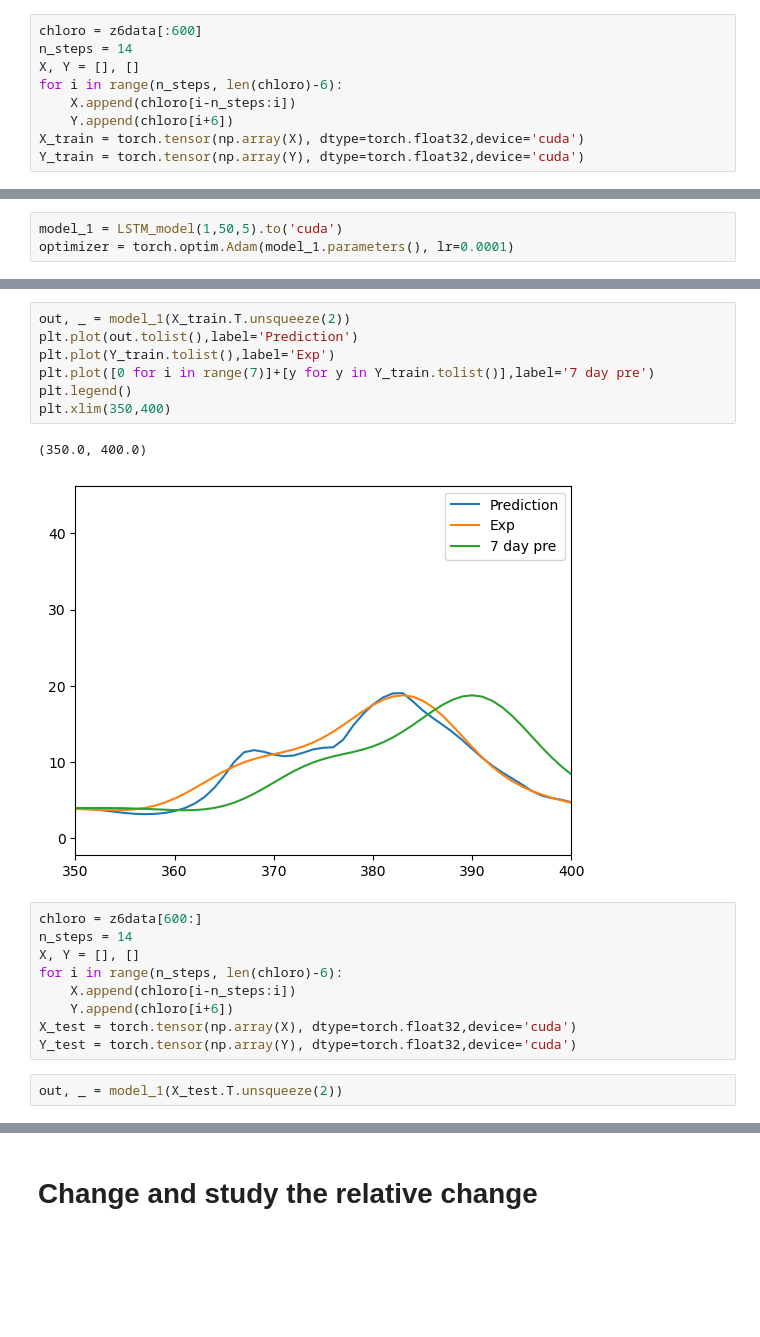
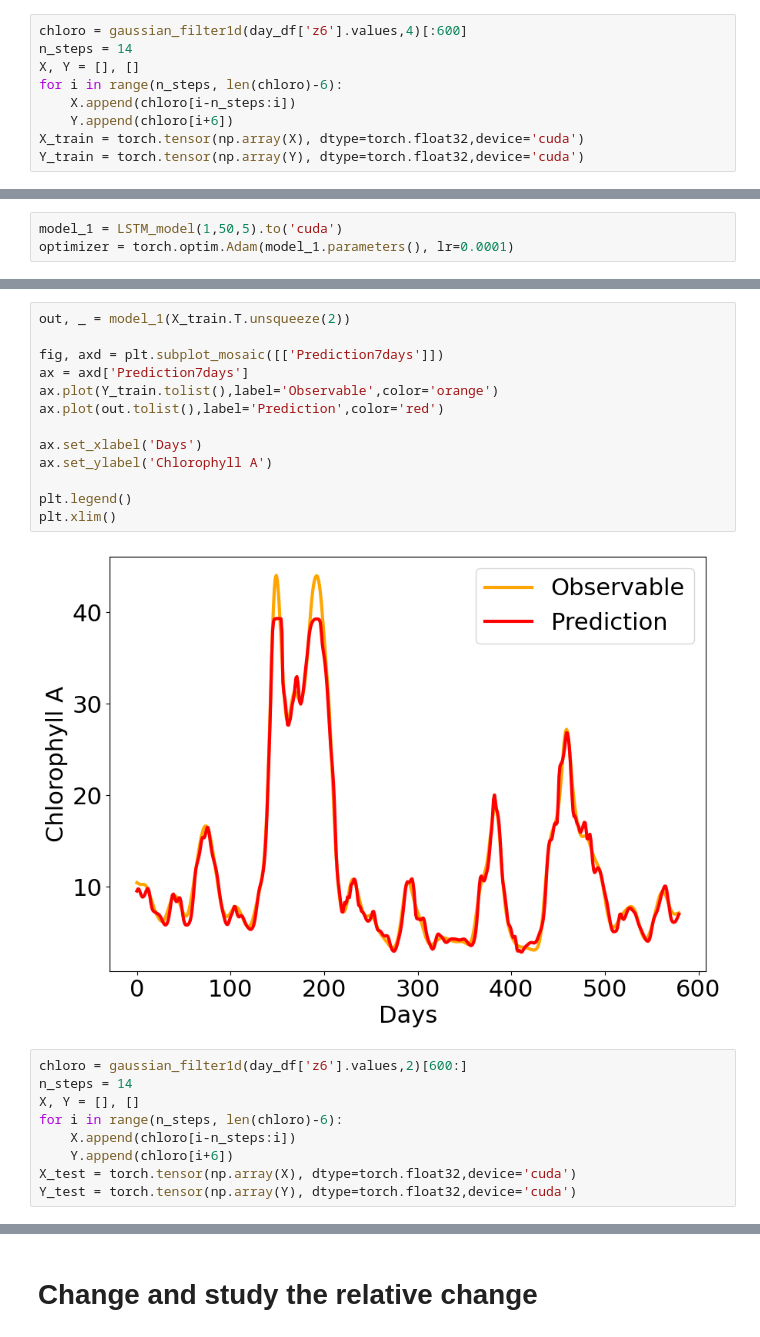
Before and after one commit to MTLehner/DSTSES_DataLakes, a Jupyter notebook: mtl_test_002.ipynb, the cells around one changed output, grey strips where cells are left out. Saved outputs shown, nothing was run; the diff lists cells and outputs as text; blank space fills up the shorter version.

```diff
--- a/mtl_test_002.ipynb
+++ b/mtl_test_002.ipynb
@@ -73,5 +105,5 @@ z6data = gaussian_filter1d(day_df['z6'].values,4)
 # %%
-chloro = z6data[:600]
+chloro = gaussian_filter1d(day_df['z6'].values,4)[:600]
 n_steps = 14
 X, Y = [], []
 for i in range(n_steps, len(chloro)-6):
@@ -128,15 +155,20 @@ for i in range(100):
-# %%
-out, _ = model_1(X_train.T.unsqueeze(2))
-plt.plot(out.tolist(),label='Prediction')
-plt.plot(Y_train.tolist(),label='Exp')
-plt.plot([0 for i in range(7)]+[y for y in Y_train.tolist()],label='7 day pre')
-plt.legend()
-plt.xlim(350,400)
-# %% [output]
-(350.0, 400.0)
-[figure, removed]
+# %%
+out, _ = model_1(X_train.T.unsqueeze(2))
+
+fig, axd = plt.subplot_mosaic([['Prediction7days']])
+ax = axd['Prediction7days']
+ax.plot(Y_train.tolist(),label='Observable',color='orange')
+ax.plot(out.tolist(),label='Prediction',color='red')
+
+ax.set_xlabel('Days')
+ax.set_ylabel('Chlorophyll A')
+
+plt.legend()
+plt.xlim()
+# %% [output]
+[figure, added]
 # %%
-chloro = z6data[600:]
+chloro = gaussian_filter1d(day_df['z6'].values,2)[600:]
 n_steps = 14
 X, Y = [], []
 for i in range(n_steps, len(chloro)-6):
@@ -144,5 +176,3 @@ for i in range(n_steps, len(chloro)-6):
     Y.append(chloro[i+6])
 X_test = torch.tensor(np.array(X), dtype=torch.float32,device='cuda')
 Y_test = torch.tensor(np.array(Y), dtype=torch.float32,device='cuda')
-# %%
-out, _ = model_1(X_test.T.unsqueeze(2))
```
Also changed, not shown: parts of 68 cells of this notebook.
